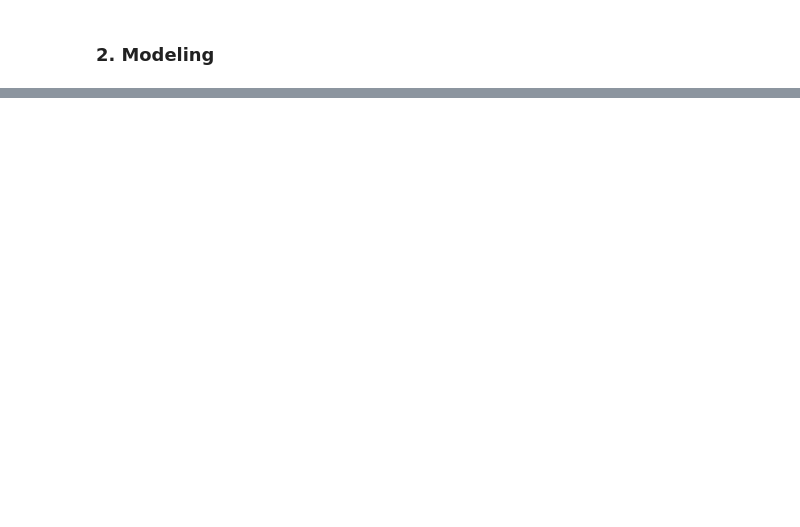
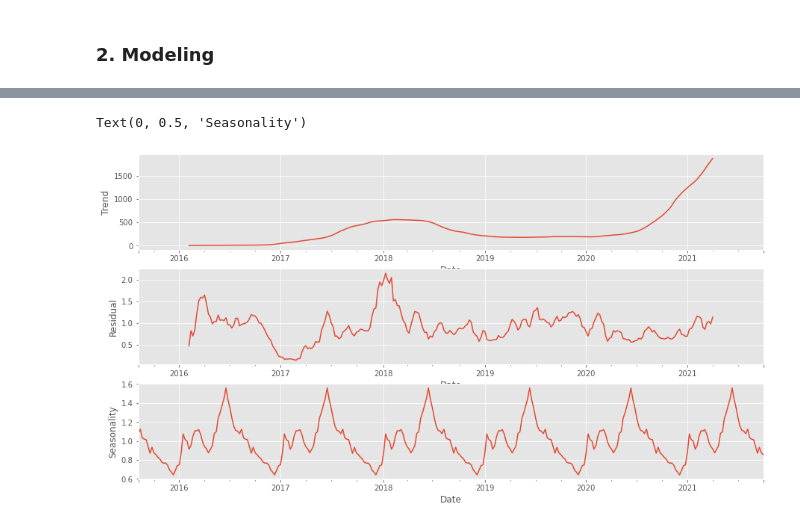
Before and after one commit to nroller28/Springboard_, a Jupyter notebook: Capstone Three/Capstone 3 - Preprocessing and Modeling.ipynb, the cells around one changed output, grey strips where cells are left out. Drawn from its saved outputs; the diff is of its cells as text; code cells hidden in the pictures; blank space fills up the shorter version.

```diff
--- a/Capstone Three/Capstone 3 - Preprocessing and Modeling.ipynb
+++ b/Capstone Three/Capstone 3 - Preprocessing and Modeling.ipynb
@@ -37,0 +163,5 @@ We will be testing and considering several time-series models, including: expone
+# %%
+#resampling for weekly timeseries
+y=ETH[['Price']].resample('W').mean()
+#y = ETH[['Price']]
+y.head()
@@ -37,0 +176,14 @@ We will be testing and considering several time-series models, including: expone
+# %%
+decomposition = sm.tsa.seasonal_decompose(y,model = 'multiplicative')
+
+fig, (ax1,ax2,ax3) = plt.subplots(3,1, figsize=(15,8))
+decomposition.trend.plot(ax=ax1)
+decomposition.resid.plot(ax=ax2)
+decomposition.seasonal.plot(ax=ax3)
+
+ax1.set_ylabel("Trend")
+ax2.set_ylabel("Residual")
+ax3.set_ylabel("Seasonality")
+# %% [output]
+Text(0, 0.5, 'Seasonality')
+[figure, added]
```
Also changed, not shown: parts of 60 cells of this notebook, 4 other files.
